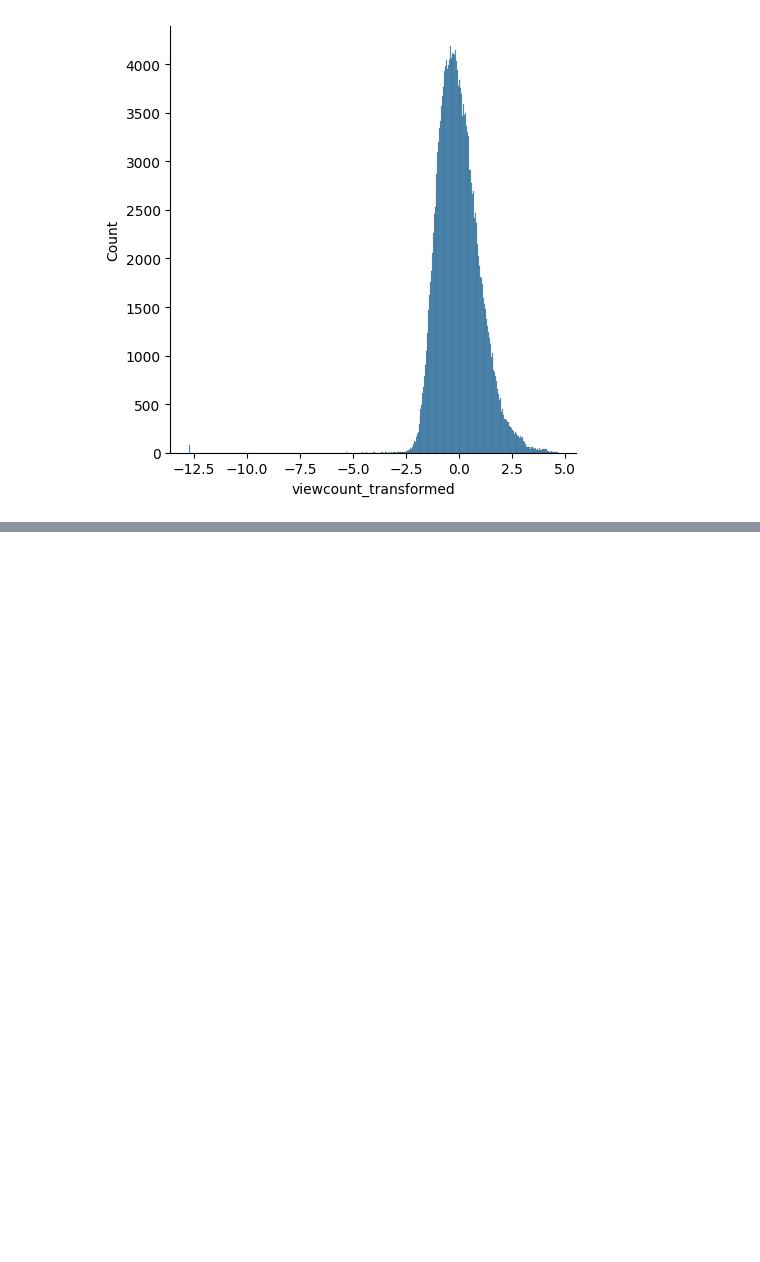
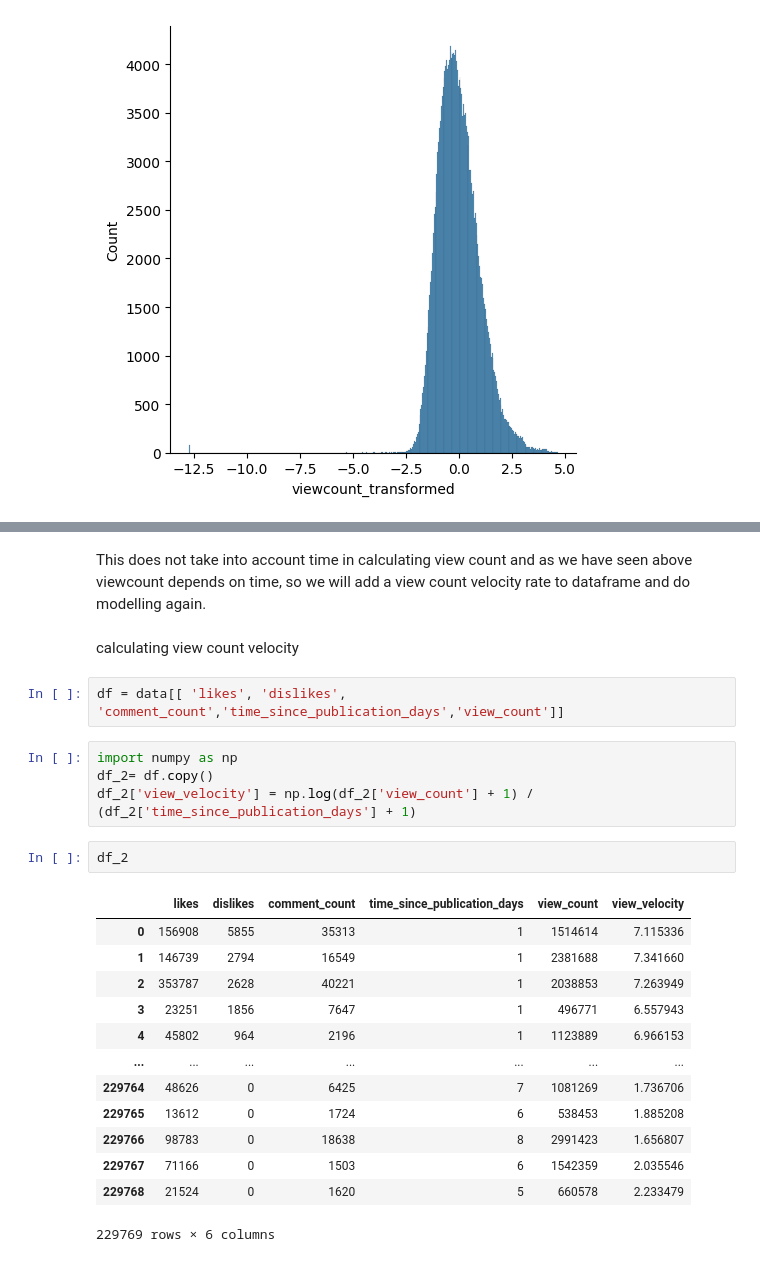
Before and after one commit to MeghaBhambri/youtube_engagement_analysis, a Jupyter notebook: notebooks/feature_analysis_model_creation.ipynb, the cells around one changed output, grey strips where cells are left out. Cells and saved outputs as stored; diff of their text form; blank space fills up the shorter version.

Commit message:
prediction and modelling

```diff
--- a/notebooks/feature_analysis_model_creation.ipynb
+++ b/notebooks/feature_analysis_model_creation.ipynb
@@ -336,0 +338,26 @@ Coefficient of determination: 0.50
+# %% [markdown]
+This does not take into account time in calculating view count and as we have seen above viewcount depends on time, so we will add a view count velocity rate to dataframe and do modelling again.
+# %% [markdown]
+calculating view count velocity
+# %%
+df = data[[ 'likes', 'dislikes', 'comment_count','time_since_publication_days','view_count']]
+# %%
+import numpy as np
+df_2= df.copy()
+df_2['view_velocity'] = np.log(df_2['view_count'] + 1) / (df_2['time_since_publication_days'] + 1)
+# %%
+df_2
+# %% [output]
+|  | likes | dislikes | comment_count | time_since_publication_days | view_count | view_velocity |
+| 0 | 156908 | 5855 | 35313 | 1 | 1514614 | 7.115336 |
+| 1 | 146739 | 2794 | 16549 | 1 | 2381688 | 7.341660 |
+| 2 | 353787 | 2628 | 40221 | 1 | 2038853 | 7.263949 |
+| 3 | 23251 | 1856 | 7647 | 1 | 496771 | 6.557943 |
+| 4 | 45802 | 964 | 2196 | 1 | 1123889 | 6.966153 |
+| ... | ... | ... | ... | ... | ... | ... |
+| 229764 | 48626 | 0 | 6425 | 7 | 1081269 | 1.736706 |
+| 229765 | 13612 | 0 | 1724 | 6 | 538453 | 1.885208 |
+| 229766 | 98783 | 0 | 18638 | 8 | 2991423 | 1.656807 |
+| 229767 | 71166 | 0 | 1503 | 6 | 1542359 | 2.035546 |
+| 229768 | 21524 | 0 | 1620 | 5 | 660578 | 2.233479 |
+229769 rows × 6 columns
```
Also changed, not shown: parts of 37 cells of this notebook.
